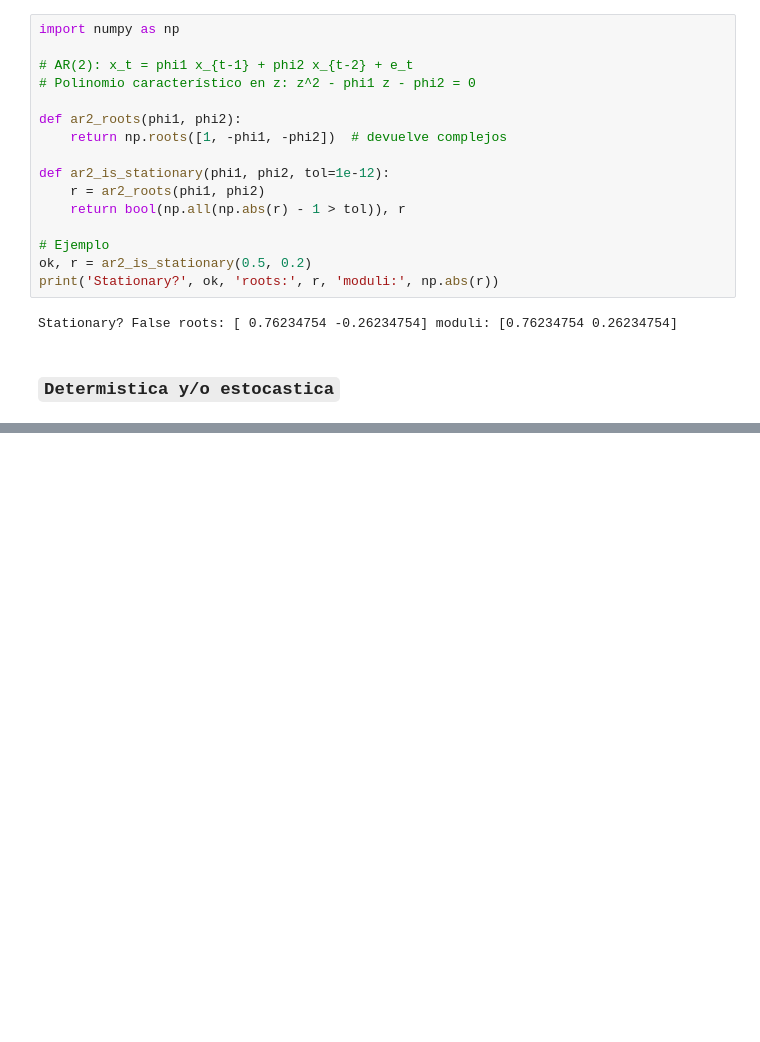
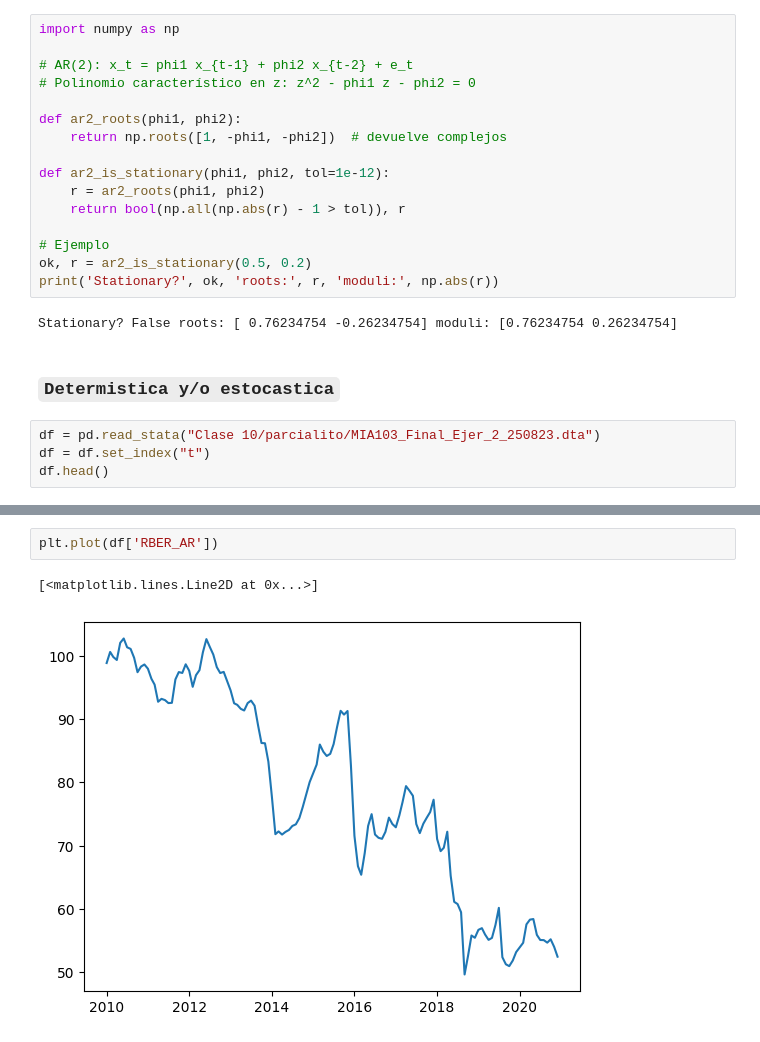
Before and after one commit to felipeaguirre66/UDESA-estocastico, a Jupyter notebook: series_tiempo.ipynb, the cells around one changed output, grey strips where cells are left out. Drawn from its saved outputs; the diff is of its cells as text; blank space fills up the shorter version.

```diff
--- a/series_tiempo.ipynb
+++ b/series_tiempo.ipynb
@@ -661,3 +661,7 @@ print('Stationary?', ok, 'roots:', r, 'moduli:', np.abs(r))
 Stationary? False roots: [ 0.76234754 -0.26234754] moduli: [0.76234754 0.26234754]
 # %% [markdown]
 ### `Determistica y/o estocastica`
+# %%
+df = pd.read_stata("Clase 10/parcialito/MIA103_Final_Ejer_2_250823.dta")
+df = df.set_index("t")
+df.head()
@@ -663,0 +676,5 @@ Stationary? False roots: [ 0.76234754 -0.26234754] moduli: [0.76234754 0.2623475
+# %%
+plt.plot(df['RBER_AR'])
+# %% [output]
+[<matplotlib.lines.Line2D at 0x...>]
+[figure, added]
```
Also changed, not shown: parts of 13 cells of this notebook, 1 other file.
